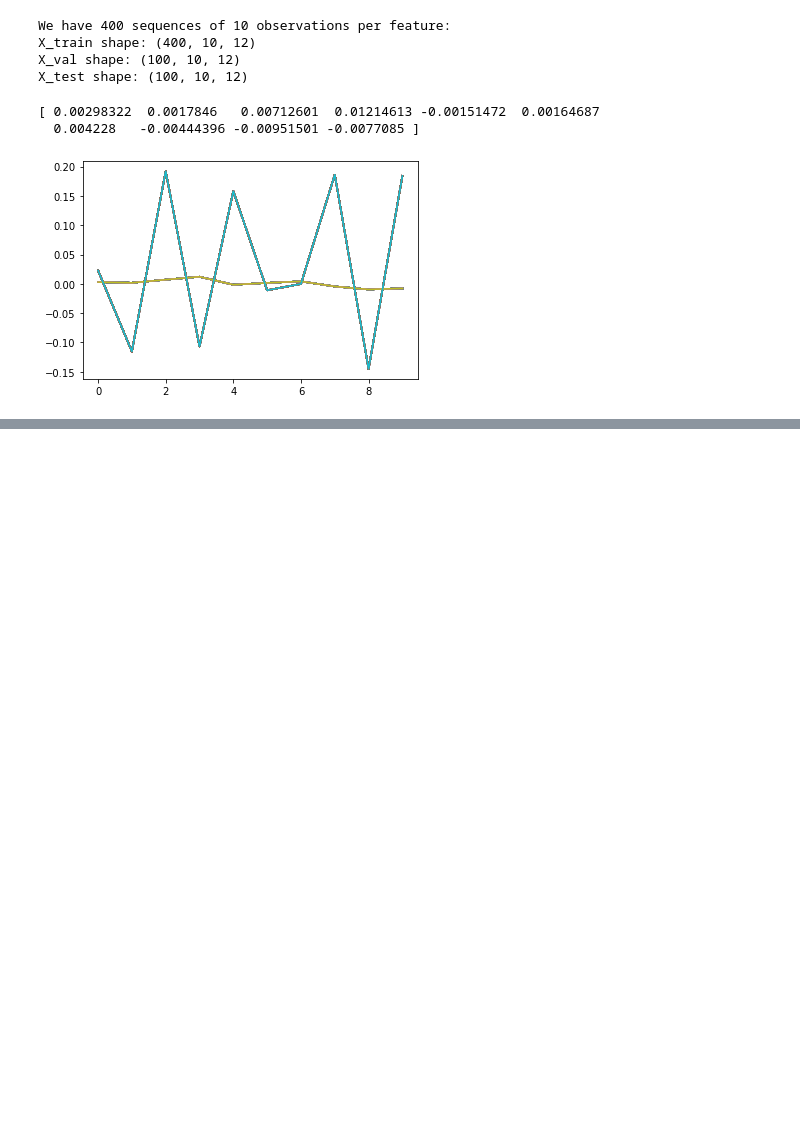
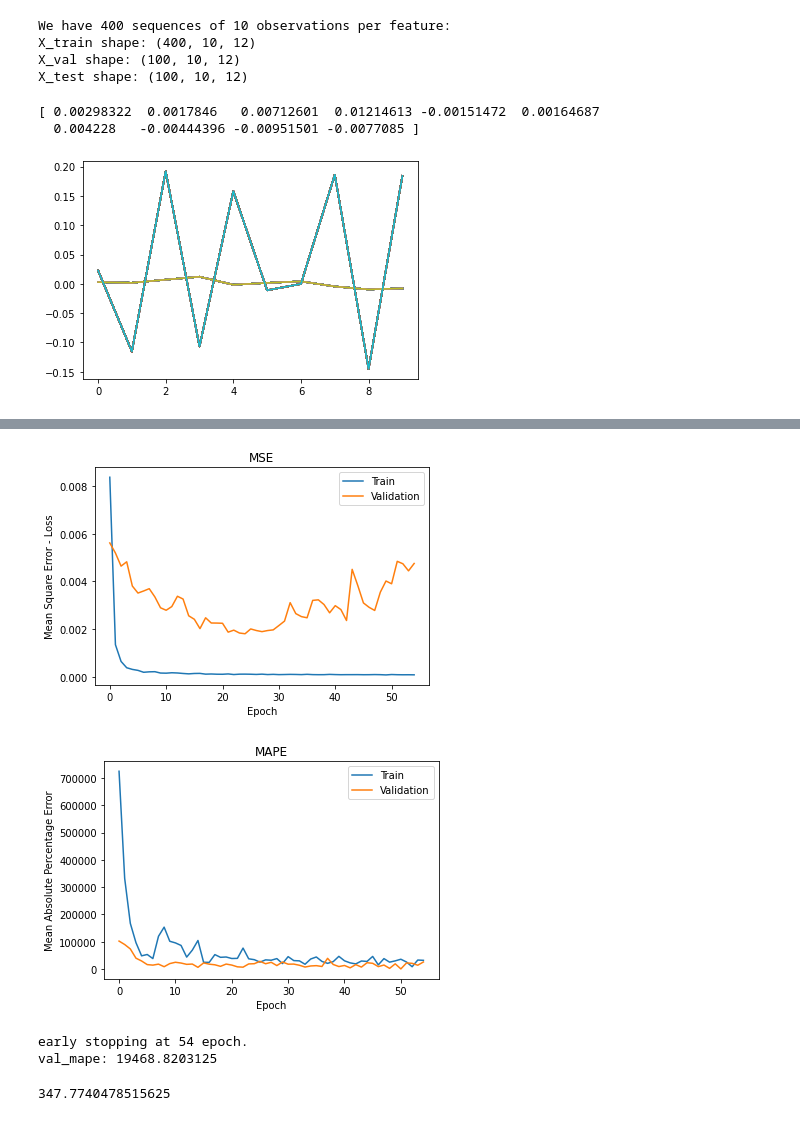
Before and after one commit to Jaouad-AHRAOUI/stock_prediction, a Jupyter notebook: notebooks/1_anastasia_LSTM_return.ipynb, the cells around one changed output, grey strips where cells are left out. Drawn from its saved outputs; the diff is of its cells as text; code cells hidden in the pictures; blank space fills up the shorter version.

Commit message:
added base notebook for tests 2_anastasia_LSTM and updated others

```diff
--- a/notebooks/1_anastasia_LSTM_return.ipynb
+++ b/notebooks/1_anastasia_LSTM_return.ipynb
@@ -837,7 +853,7 @@ print(X_train[0,:,0])
 
 def init_model_2():
     metric = MAPE
-    opt = RMSprop(learning_rate=0.005)
+    opt = RMSprop(learning_rate=0.001)
     normalizer = Normalization()
     normalizer.adapt(X_train)
 
@@ -907 +887,35 @@ zipp==3.4.1
+# %%
+#---Plot train val losses function
+
+def plot_loss(history, patience):
+    plt.plot(history.history['loss']) # plot train loss
+    plt.plot(history.history['val_loss']) # plot val loss
+    plt.title('MSE')
+    plt.ylabel('Mean Square Error - Loss')
+    plt.xlabel('Epoch')
+    plt.legend(['Train', 'Validation'], loc='best')
+    plt.show()
+
+    plt.plot(history.history['mean_absolute_percentage_error'])
+    plt.plot(history.history['val_mean_absolute_percentage_error'])
+    plt.title('MAPE')
+    plt.ylabel('Mean Absolute Percentage Error')
+    plt.xlabel('Epoch')
+    plt.legend(['Train', 'Validation'], loc='best')
+    plt.show()
+
+    stop_epoch = max(history.epoch)-patience
+    val_mape = history.history['val_mean_absolute_percentage_error'][stop_epoch]
+
+    print(f"early stopping at {max(history.epoch)} epoch.\nval_mape: {val_mape}")
+# %%
+plot_loss(history_2, patience_2)
+res_2 = model_2.evaluate(X_test, y_test, verbose=0)
+res_2[1]
+# %% [output]
+[figure, added]
+[figure, added]
+early stopping at 54 epoch.
+val_mape: 19468.8203125
+347.7740478515625
 # %%
```
Also changed, not shown: parts of 14 cells of this notebook, 1 other file.
